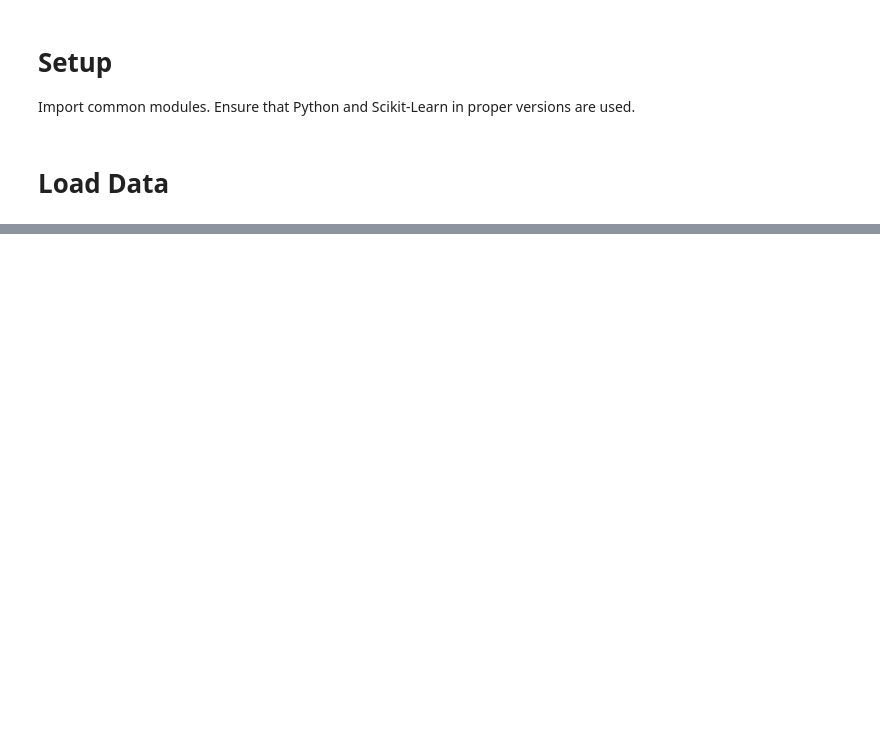
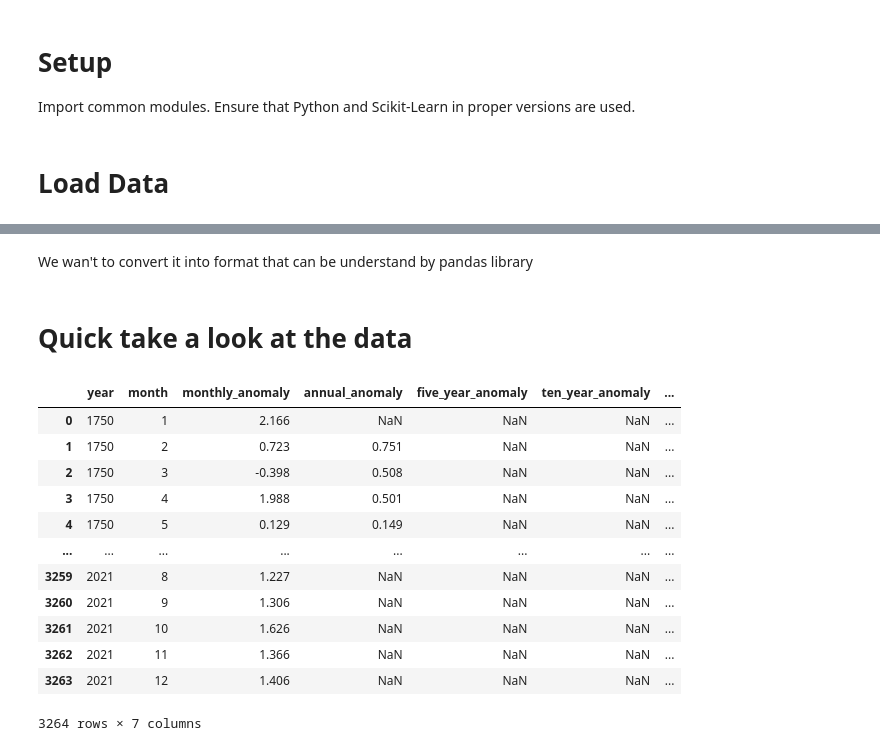
Before and after one commit to torczuk/earth-temperature-ml, a Jupyter notebook: source/berkleyearth.ipynb, the cells around one changed output, grey strips where cells are left out. Drawn from its saved outputs; the diff is of its cells as text; code cells hidden in the pictures; blank space fills up the shorter version.

```diff
--- a/source/berkleyearth.ipynb
+++ b/source/berkleyearth.ipynb
@@ -25,3 +25,4 @@ mpl.rc('ytick', labelsize=12)
 DATASET_PATH = "./data"
 BERKLEYEARTH_DATASETS = os.path.join(DATASET_PATH, "berkeleyearth")
 MONTHLY_ANOMALIES_PATH = os.path.join(BERKLEYEARTH_DATASETS, "Raw_TAVG_complete.txt")
+MONTHLY_ANOMALIES_CSV_PATH = os.path.join(BERKLEYEARTH_DATASETS, "Raw_TAVG_complete.csv")
@@ -61,0 +46,2 @@ berkleyearth_dataset_to_csv(MONTHLY_ANOMALIES_PATH)
+# %% [markdown]
+We wan't to convert it into format that can be understand by pandas library
@@ -61,0 +53,2 @@ berkleyearth_dataset_to_csv(MONTHLY_ANOMALIES_PATH)
+# %% [markdown]
+# Quick take a look at the data
@@ -61,0 +59,16 @@ berkleyearth_dataset_to_csv(MONTHLY_ANOMALIES_PATH)
+# %%
+temperature_anomalies
+# %% [output]
+|  | year | month | monthly_anomaly | annual_anomaly | five_year_anomaly | ten_year_anomaly | ... |
+| 0 | 1750 | 1 | 2.166 | NaN | NaN | NaN | ... |
+| 1 | 1750 | 2 | 0.723 | 0.751 | NaN | NaN | ... |
+| 2 | 1750 | 3 | -0.398 | 0.508 | NaN | NaN | ... |
+| 3 | 1750 | 4 | 1.988 | 0.501 | NaN | NaN | ... |
+| 4 | 1750 | 5 | 0.129 | 0.149 | NaN | NaN | ... |
+| ... | ... | ... | ... | ... | ... | ... | ... |
+| 3259 | 2021 | 8 | 1.227 | NaN | NaN | NaN | ... |
+| 3260 | 2021 | 9 | 1.306 | NaN | NaN | NaN | ... |
+| 3261 | 2021 | 10 | 1.626 | NaN | NaN | NaN | ... |
+| 3262 | 2021 | 11 | 1.366 | NaN | NaN | NaN | ... |
+| 3263 | 2021 | 12 | 1.406 | NaN | NaN | NaN | ... |
+3264 rows × 7 columns
```
Also changed, not shown: parts of 20 cells of this notebook, 3 other files.
